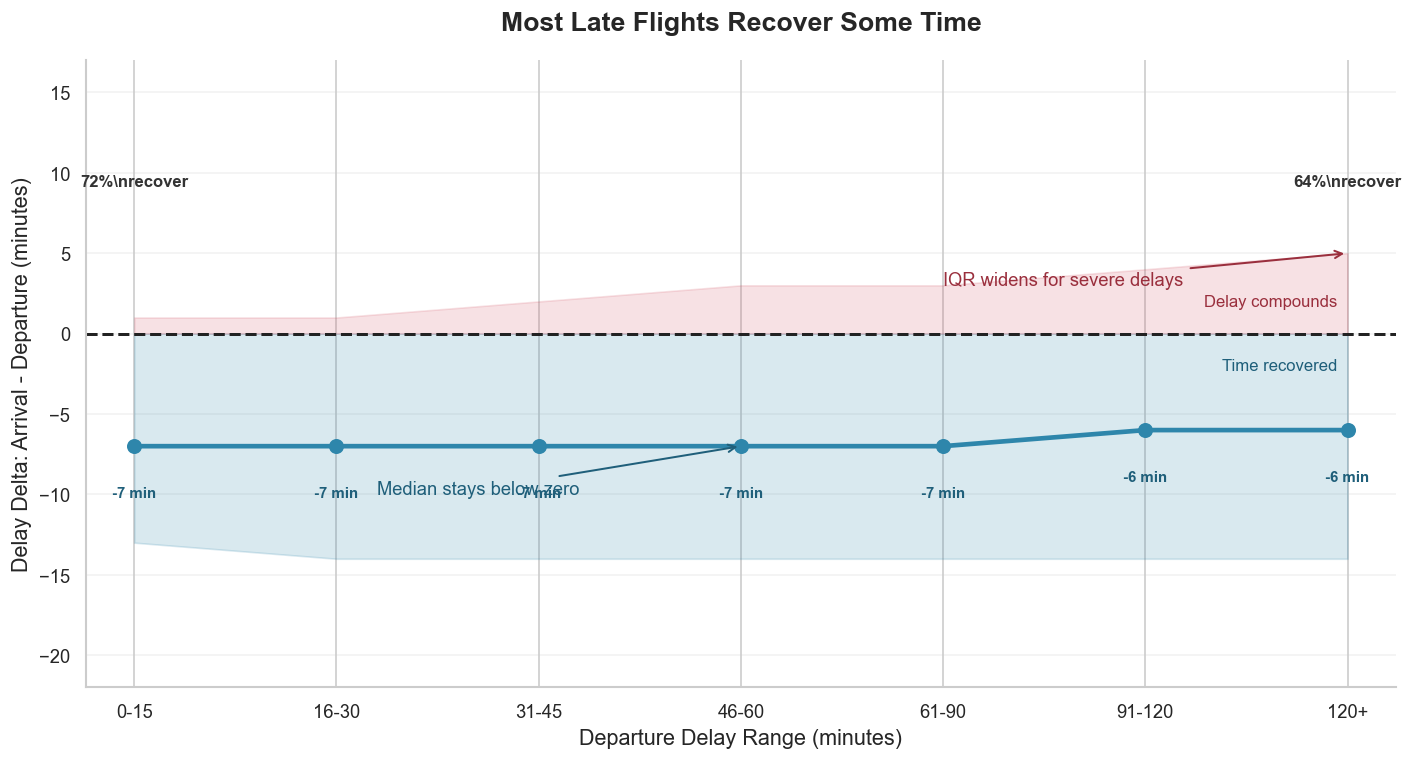
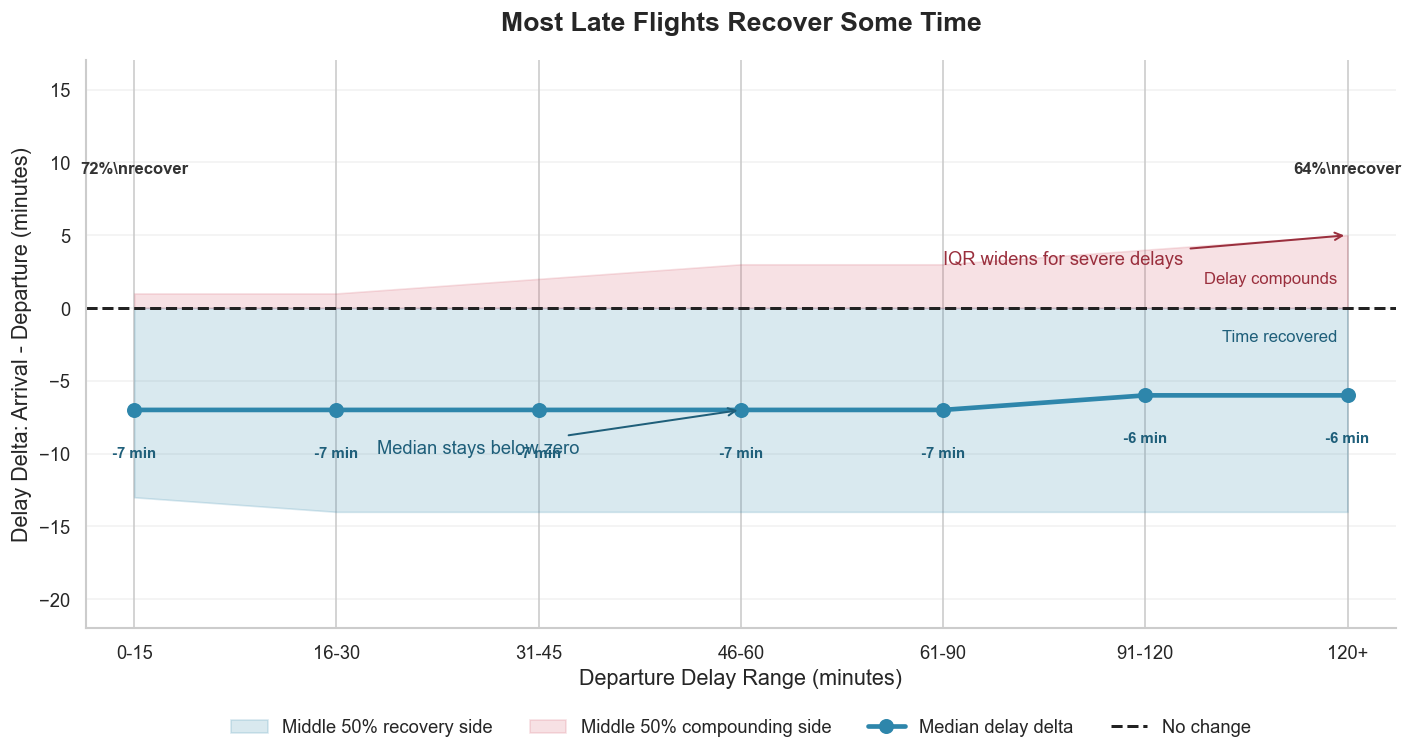
The change to this notebook cell's code, shown as a diff; its figure went from the first image to the second:
--- before
+++ after
@@ -38,4 +38,5 @@
     color='#2E86AB',
     alpha=0.18,
+    label='Middle 50% recovery side',
 )
 ax.fill_between(
@@ -46,4 +47,5 @@
     color='#D1495B',
     alpha=0.16,
+    label='Middle 50% compounding side',
 )
 ax.plot(
@@ -54,6 +56,7 @@
     linewidth=2.8,
     markersize=8,
+    label='Median delay delta',
 )
-ax.axhline(0, color='#222222', linestyle='--', linewidth=1.8)
+ax.axhline(0, color='#222222', linestyle='--', linewidth=1.8, label='No change')
 ax.set_xticks(x)
 ax.set_xticklabels(v1_summary['DepDelayRange'].astype(str))
@@ -92,3 +95,4 @@
 ax.text(x[-1] - 0.05, 1.5, 'Delay compounds', color='#9A2F3D', fontsize=10, ha='right', va='bottom')
 ax.text(x[-1] - 0.05, -1.5, 'Time recovered', color='#1F5F7A', fontsize=10, ha='right', va='top')
+ax.legend(frameon=False, loc='upper center', bbox_to_anchor=(0.5, -0.13), ncol=4)
 plt.tight_layout()

Commit: Minor Part II tweaks